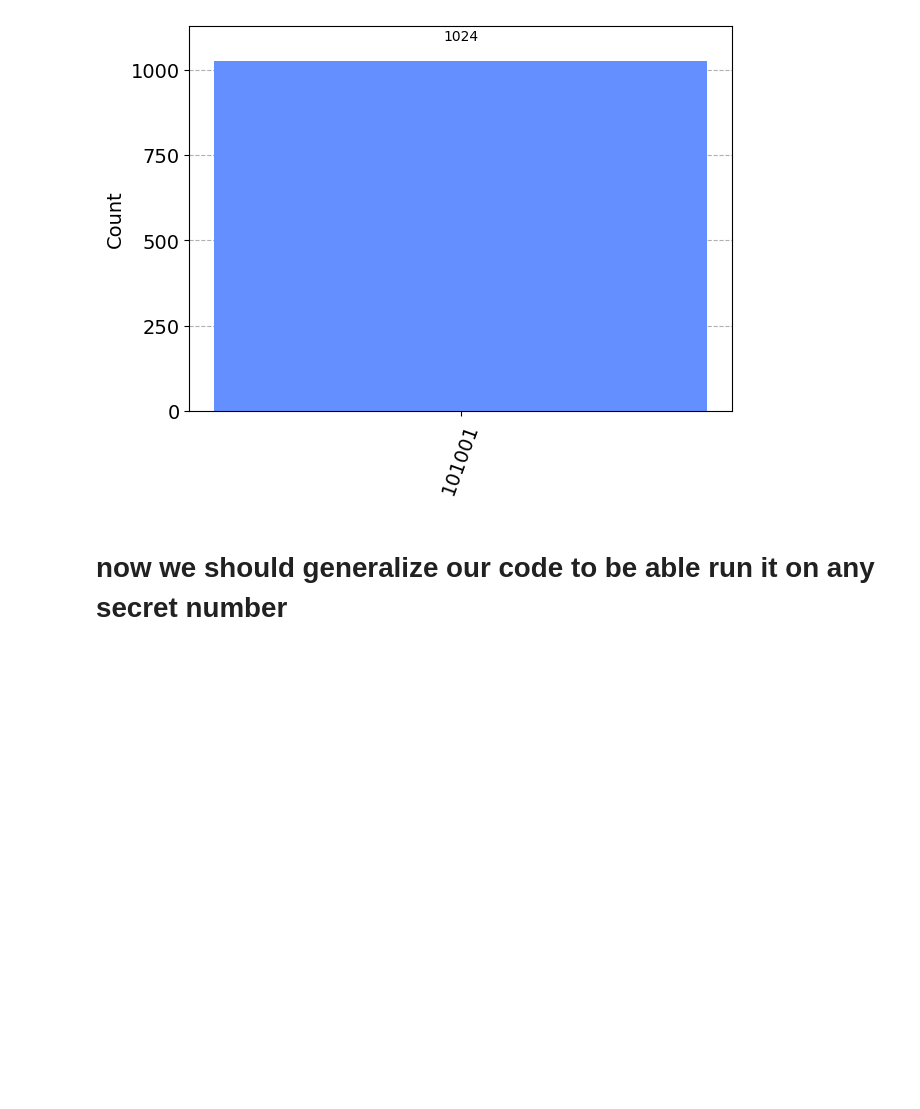
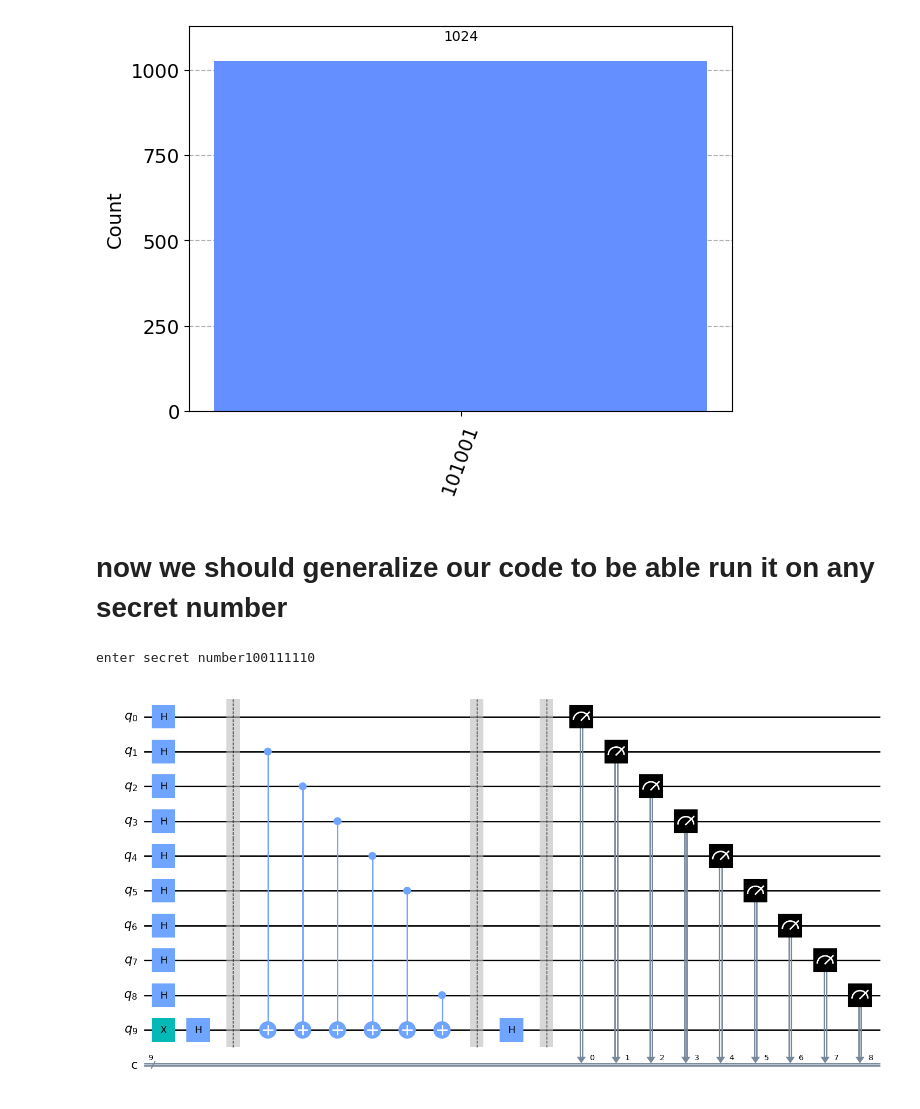
Before and after one commit to saeedshiranii/Quantum_Computing, a Jupyter notebook: Qiskit/Bernstein-Vazirani Algorithm/Bernstein-Vazirani Algorithm .ipynb, the cells around one changed output. Drawn from its saved outputs; the diff is of its cells as text; code cells hidden in the pictures; blank space fills up the shorter version.

```diff
--- a/Qiskit/Bernstein-Vazirani Algorithm/Bernstein-Vazirani Algorithm .ipynb
+++ b/Qiskit/Bernstein-Vazirani Algorithm/Bernstein-Vazirani Algorithm .ipynb
@@ -63,20 +63,26 @@ plot_histogram(counts)
 # %%
 secret_num = input('enter secret number')# only in 0 and 1
 
 circuit = QuantumCircuit(len(secret_num)+1, len(secret_num))
 
 circuit.h(range(len(secret_num)))
 
 circuit.x(len(secret_num))
 circuit.h(len(secret_num))
 circuit.barrier()
 
 for index, control in enumerate(reversed(secret_num)):
     if control == "1":
         circuit.cx(index, len(secret_num))
 
 circuit.barrier()
 
 circuit.h(len(secret_num))
 circuit.barrier()
-circuit.measure(range(len(secret_num)), range())
+circuit.measure(range(len(secret_num)), range(len(secret_num)))
+
+
+circuit.draw(output="mpl")
+# %% [output]
+enter secret number100111110
+[figure, added]
```
